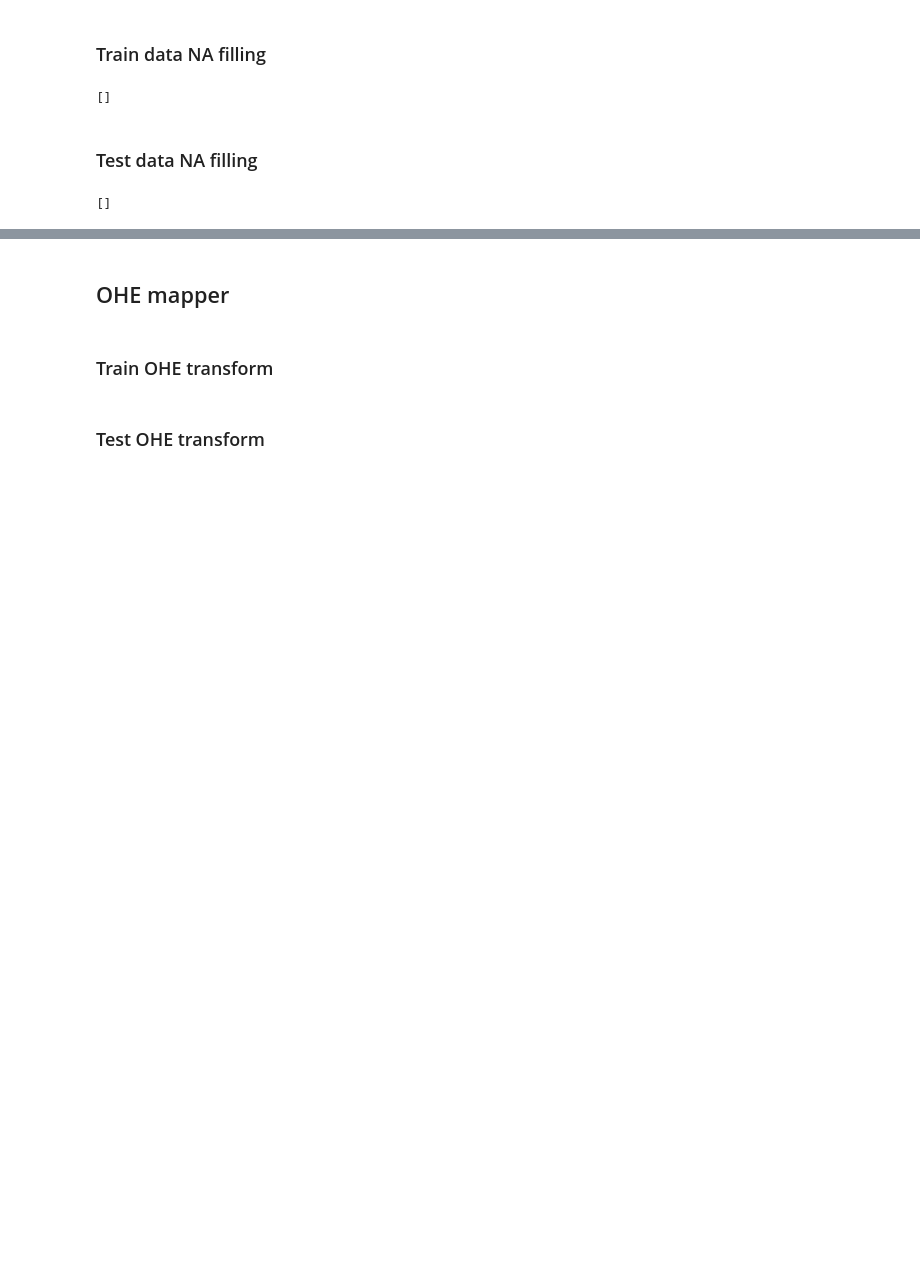
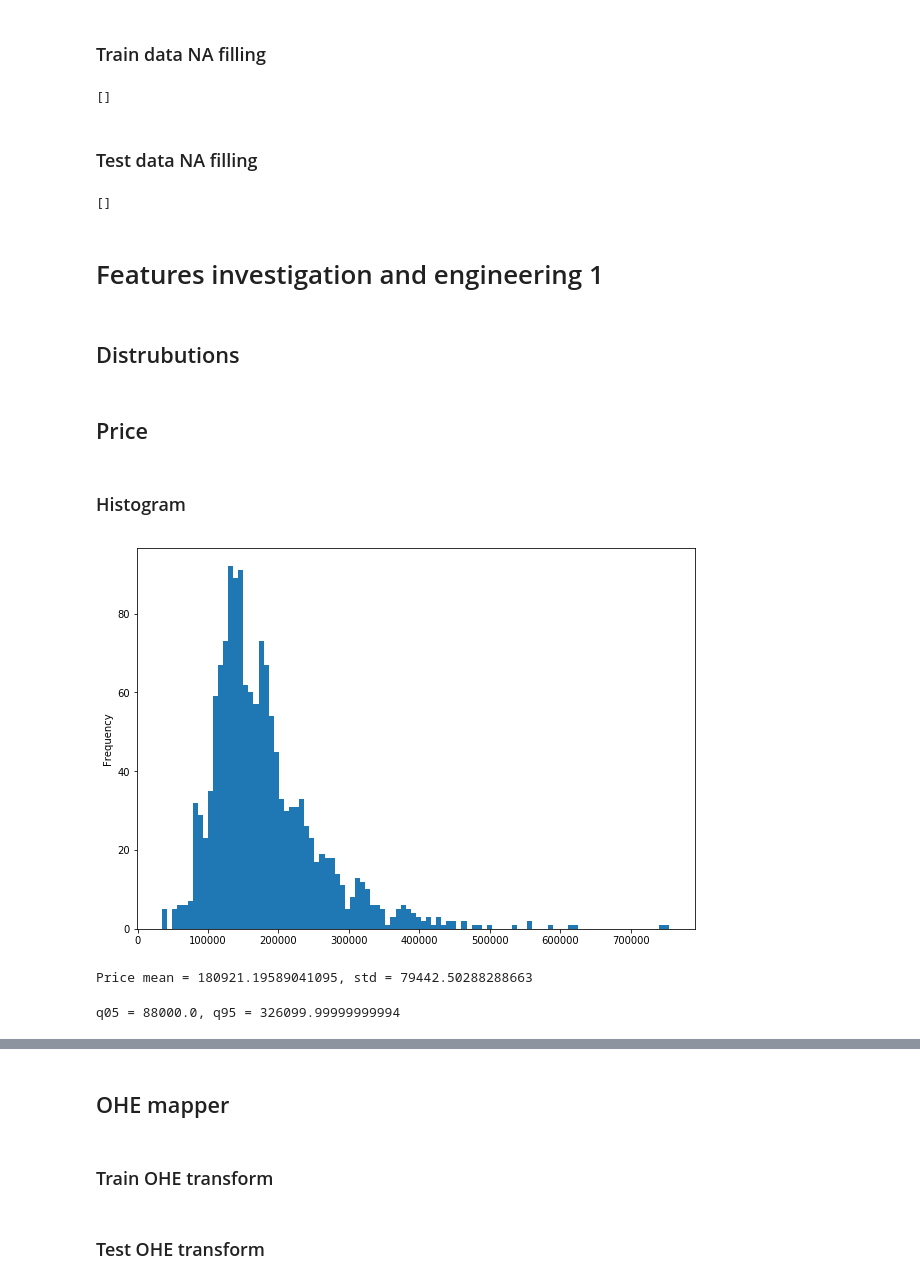
Before and after one commit to oddcard2/education, a Jupyter notebook: kaggle/house-prices-advanced-regression-techniques/KaggleHousingRegression.ipynb, the cells around one changed output, grey strips where cells are left out. Drawn from its saved outputs; the diff is of its cells as text; code cells hidden in the pictures; blank space fills up the shorter version.

Commit message:
kaggle housing contd

```diff
--- a/kaggle/house-prices-advanced-regression-techniques/KaggleHousingRegression.ipynb
+++ b/kaggle/house-prices-advanced-regression-techniques/KaggleHousingRegression.ipynb
@@ -233,3 +231,30 @@ housing_test_wo_na_df = na_mapper.fit_transform(housing_test)
 housing_test_wo_na_df.columns[housing_test_wo_na_df.isna().any()].tolist()
 # %% [output]
 []
+# %% [markdown]
+# Features investigation and engineering 1
+# %%
+housing_research_df = housing_wo_na_df.copy()
+housing_research_df['SalePrice'] = housing['SalePrice']
+# %% [markdown]
+## Distrubutions
+# %% [markdown]
+## Price
+# %% [markdown]
+### Histogram
+# %%
+housing_research_df['SalePrice'].plot.hist(bins=100, figsize=(10,7))
+plt.show()
+# %% [output]
+[figure, added]
+# %%
+print('Price mean = {0}, std = {1}'.format(
+    housing_research_df['SalePrice'].mean(),
+    housing_research_df['SalePrice'].std()))
+# %% [output]
+Price mean = 180921.19589041095, std = 79442.50288288663
+# %%
+prices = housing_research_df["SalePrice"]
+print('q05 = {0}, q95 = {1}'.format(prices.quantile(0.05), prices.quantile(0.95)))
+# %% [output]
+q05 = 88000.0, q95 = 326099.99999999994
```
Also changed, not shown: parts of 129 cells of this notebook, 1 other file.
